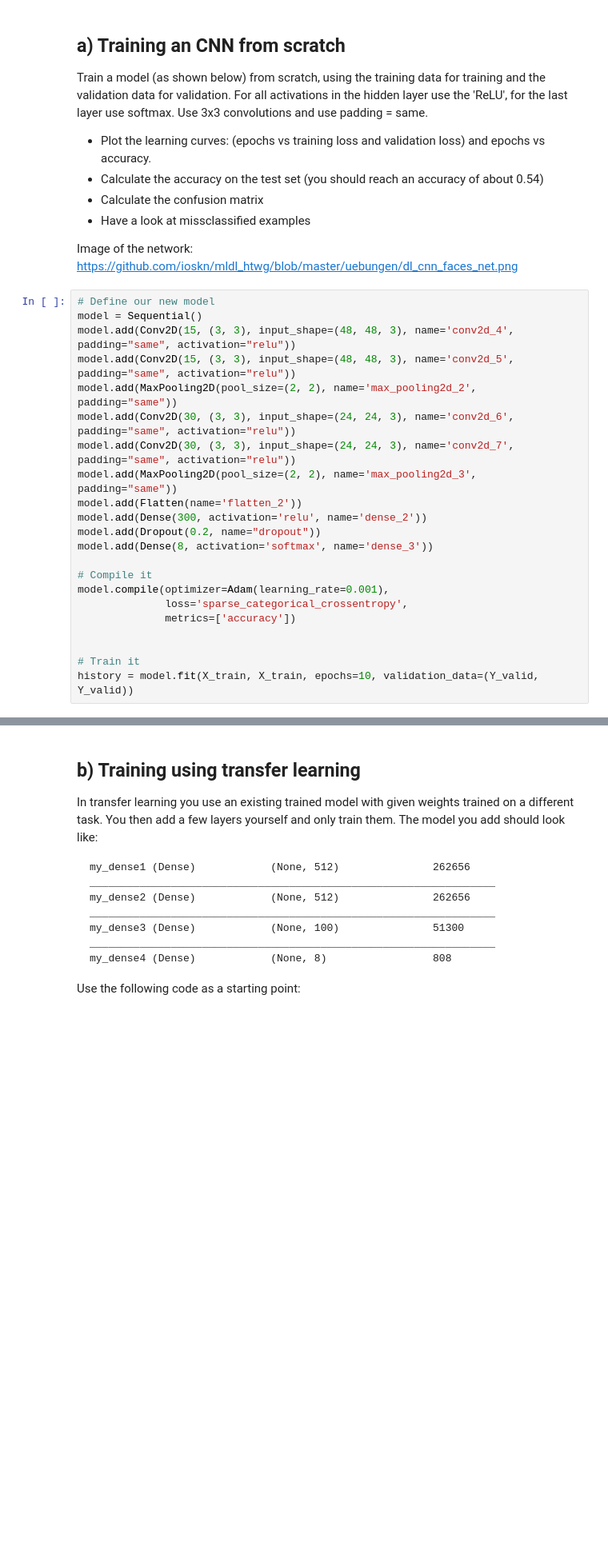
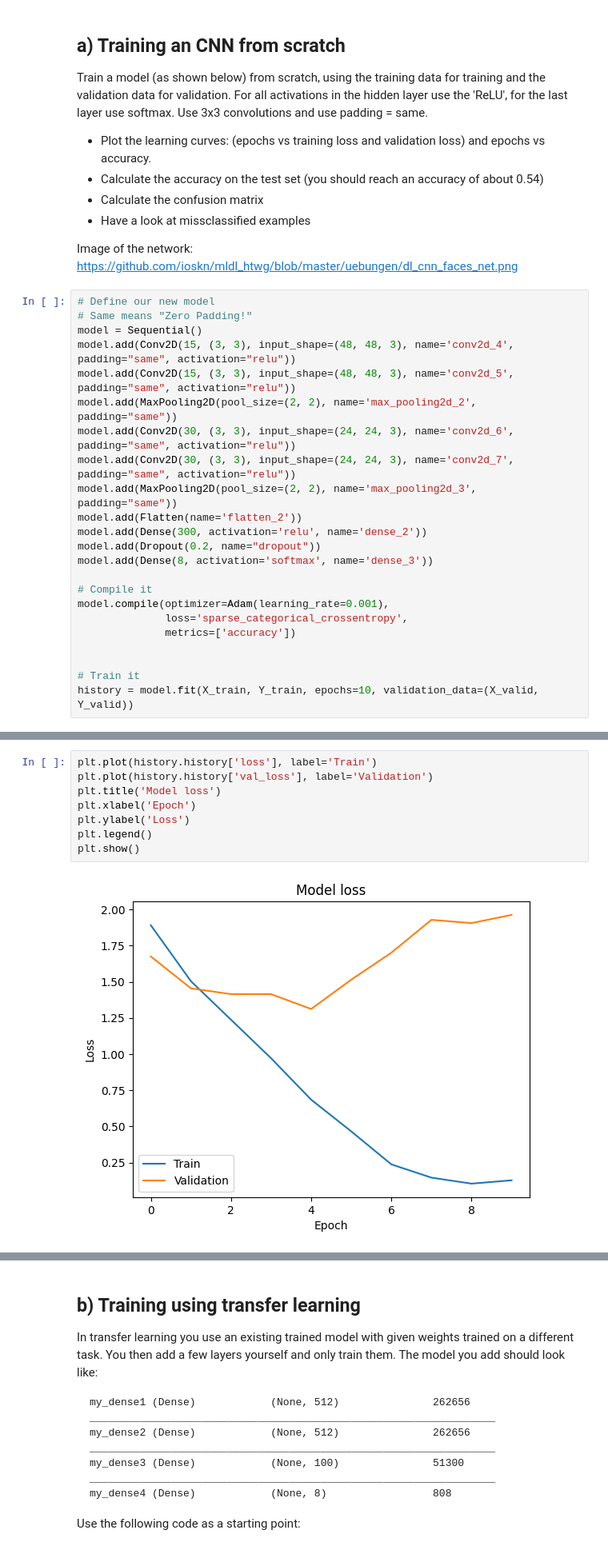
Before and after one commit to TypMitSchnurrbart/ws24_machine_learning, a Jupyter notebook: DL_Aufgabe2/cl_cnn_faces_nolsg.ipynb, the cells around one changed output, grey strips where cells are left out. Shown: that part at 80% size. Drawn from its saved outputs; the diff is of its cells as text; blank space fills up the shorter version.

```diff
--- a/DL_Aufgabe2/cl_cnn_faces_nolsg.ipynb
+++ b/DL_Aufgabe2/cl_cnn_faces_nolsg.ipynb
@@ -106,6 +106,7 @@ Image of the network:
 https://github.com/ioskn/mldl_htwg/blob/master/uebungen/dl_cnn_faces_net.png
 # %%
 # Define our new model
+# Same means "Zero Padding!"
 model = Sequential()
 model.add(Conv2D(15, (3, 3), input_shape=(48, 48, 3), name='conv2d_4', padding="same", activation="relu"))
 model.add(Conv2D(15, (3, 3), input_shape=(48, 48, 3), name='conv2d_5', padding="same", activation="relu"))
@@ -125,6 +126,6 @@ model.compile(optimizer=Adam(learning_rate=0.001),
 
 
 # Train it
-history = model.fit(X_train, X_train, epochs=10, validation_data=(Y_valid, Y_valid))
+history = model.fit(X_train, Y_train, epochs=10, validation_data=(X_valid, Y_valid))
 # %% [output]
 Epoch 1/10
@@ -134,0 +151,10 @@ Detected at node 'Equal' defined at (most recent call last):
+# %%
+plt.plot(history.history['loss'], label='Train')
+plt.plot(history.history['val_loss'], label='Validation')
+plt.title('Model loss')
+plt.xlabel('Epoch')
+plt.ylabel('Loss')
+plt.legend()
+plt.show()
+# %% [output]
+[figure, added]
```
Also changed, not shown: parts of 11 cells of this notebook.
